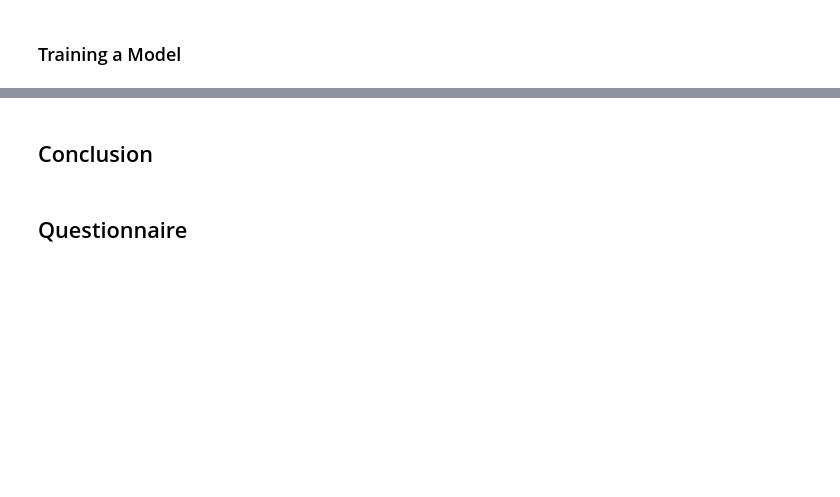
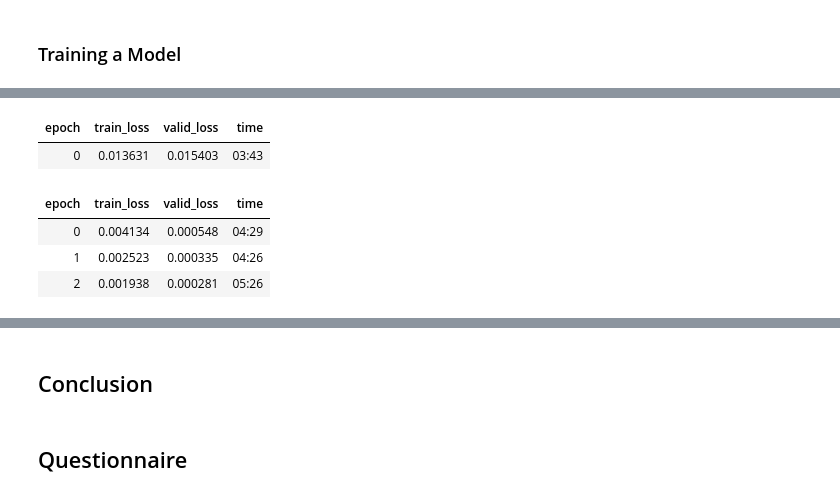
Before and after one commit to artkpv/fastbook, a Jupyter notebook: 06_multicat.ipynb, the cells around one changed output, grey strips where cells are left out. Drawn from its saved outputs; the diff is of its cells as text; code cells hidden in the pictures; blank space fills up the shorter version.

```diff
--- a/06_multicat.ipynb
+++ b/06_multicat.ipynb
@@ -315,3 +362,10 @@ learn.lr_find()
 # %%
-lr = 1e-2
+lr = 0.0014454397605732083
 learn.fine_tune(3, lr)
+# %% [output]
+| epoch | train_loss | valid_loss | time |
+| 0 | 0.013631 | 0.015403 | 03:43 |
+| epoch | train_loss | valid_loss | time |
+| 0 | 0.004134 | 0.000548 | 04:29 |
+| 1 | 0.002523 | 0.000335 | 04:26 |
+| 2 | 0.001938 | 0.000281 | 05:26 |
```
Also changed, not shown: parts of 22 cells of this notebook, 1 other file.
